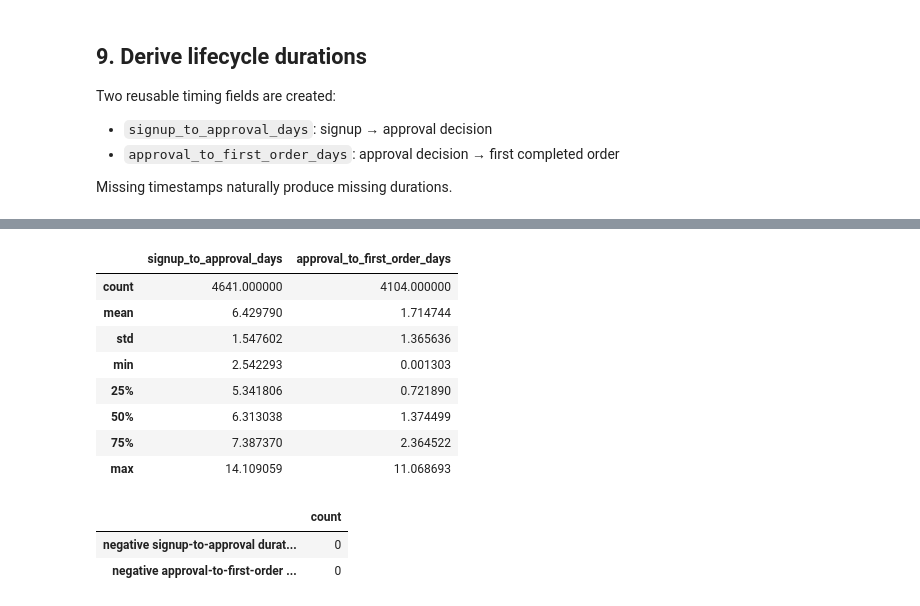
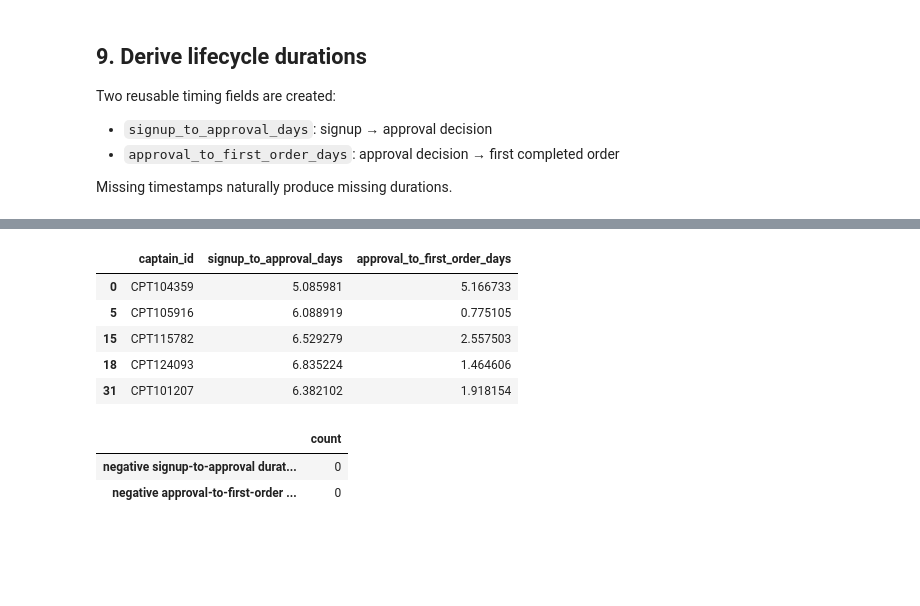
Before and after one commit to Abhay-SKulkarni123/rapido-data-science, a Jupyter notebook: Notebooks/03_clean_and_process.ipynb, the cells around one changed output, grey strips where cells are left out. Saved outputs shown, nothing was run; the diff lists cells and outputs as text; code cells hidden in the pictures; blank space fills up the shorter version.

```diff
--- a/Notebooks/03_clean_and_process.ipynb
+++ b/Notebooks/03_clean_and_process.ipynb
@@ -465,15 +617,20 @@ duration_summary = captain_base[
 # %%
-display(duration_summary)
+display(
+    captain_base[
+        [
+            "captain_id",
+            "signup_to_approval_days",
+            "approval_to_first_order_days"
+        ]
+    ].dropna().head(5)
+)
 # %% [output]
-|  | signup_to_approval_days | approval_to_first_order_days |
-| count | 4641.000000 | 4104.000000 |
-| mean | 6.429790 | 1.714744 |
-| std | 1.547602 | 1.365636 |
-| min | 2.542293 | 0.001303 |
-| 25% | 5.341806 | 0.721890 |
-| 50% | 6.313038 | 1.374499 |
-| 75% | 7.387370 | 2.364522 |
-| max | 14.109059 | 11.068693 |
+|  | captain_id | signup_to_approval_days | approval_to_first_order_days |
+| 0 | CPT104359 | 5.085981 | 5.166733 |
+| 5 | CPT105916 | 6.088919 | 0.775105 |
+| 15 | CPT115782 | 6.529279 | 2.557503 |
+| 18 | CPT124093 | 6.835224 | 1.464606 |
+| 31 | CPT101207 | 6.382102 | 1.918154 |
 # %%
 duration_checks = pd.Series({
     "negative signup-to-approval durations": int(
```
Also changed, not shown: parts of 12 cells of this notebook.
